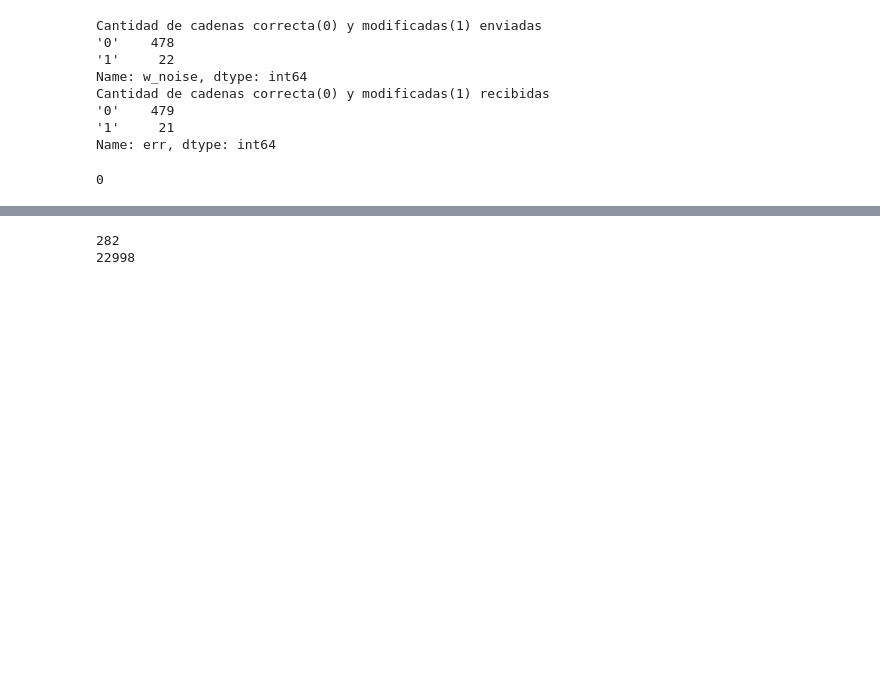
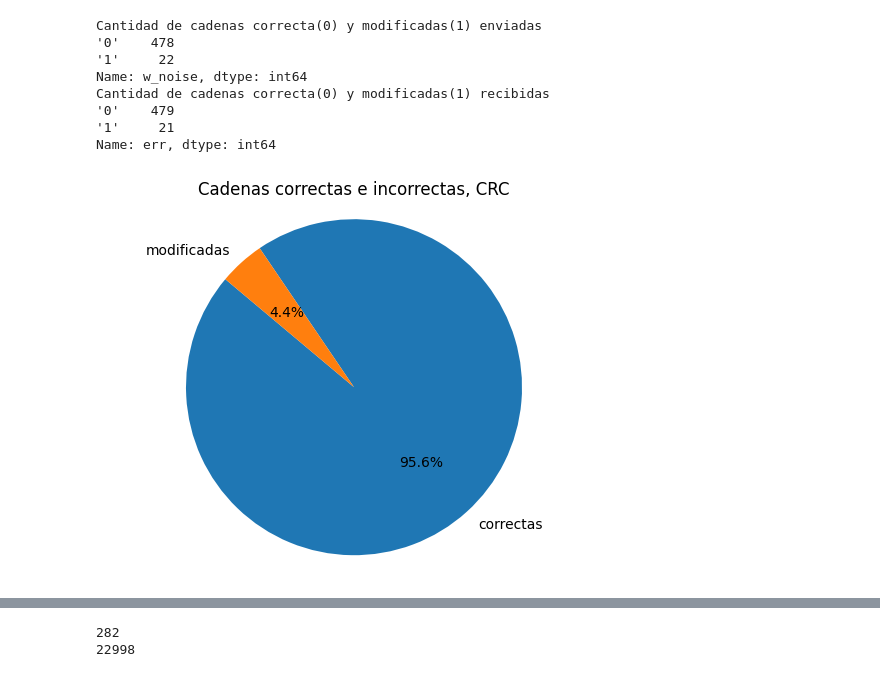
Before and after one commit to MaIsabelSolano/UVG_Redes_Lab-2_P-2, a Jupyter notebook: Reporte.ipynb, the cells around one changed output, grey strips where cells are left out. Cells and saved outputs as stored; diff of their text form; code cells hidden in the pictures; blank space fills up the shorter version.

```diff
--- a/Reporte.ipynb
+++ b/Reporte.ipynb
@@ -90,6 +90,20 @@ Cantidad de cadenas correcta(0) y modificadas(1) recibidas
 '1'     21
 Name: err, dtype: int64
 # %%
-eCRC['id'][0]
+# Data for the pie chart
+labels = ['correctas', 'modificadas']
+sizes = [ceros_eCRC[0], ceros_eCRC[1]]  # Percentages or values for each category
+
+# Create a pie chart
+plt.pie(sizes, labels=labels, autopct='%1.1f%%', startangle=140)
+
+# Equal aspect ratio ensures that pie is drawn as a circle.
+plt.axis('equal')
+
+# Add a title
+plt.title("Cadenas correctas e incorrectas, CRC")
+
+# Show the pie chart
+plt.show()
 # %% [output]
-0
+[figure, added]
```
Also changed, not shown: parts of 3 cells of this notebook.
